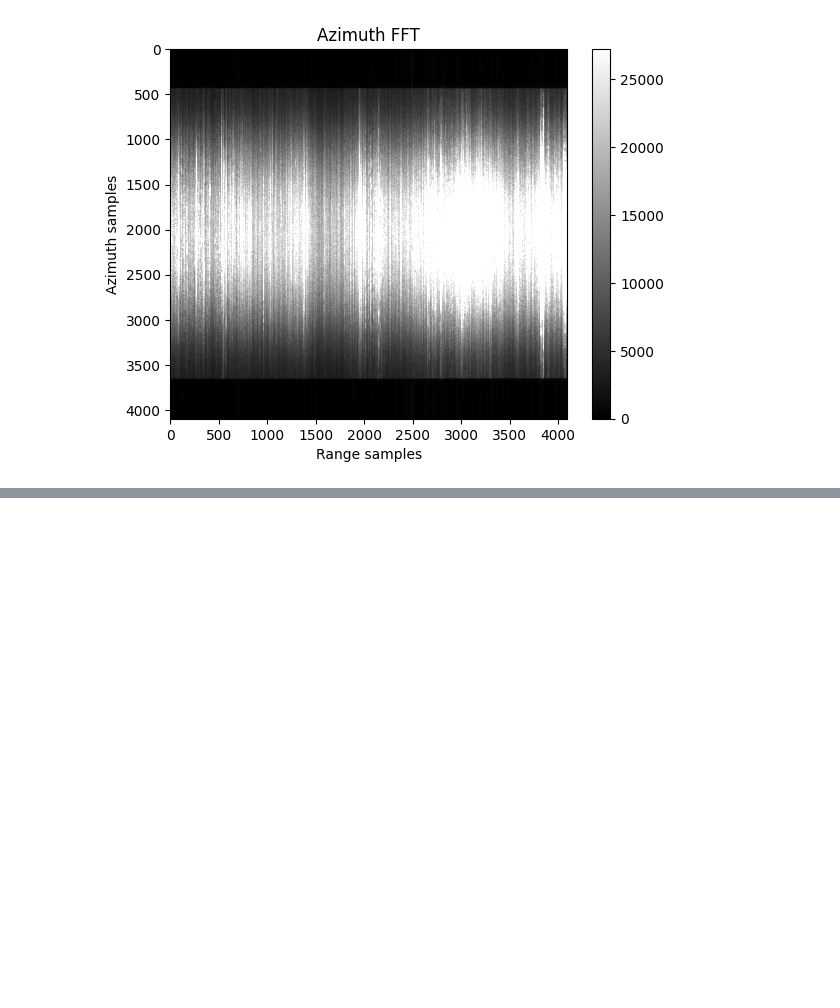
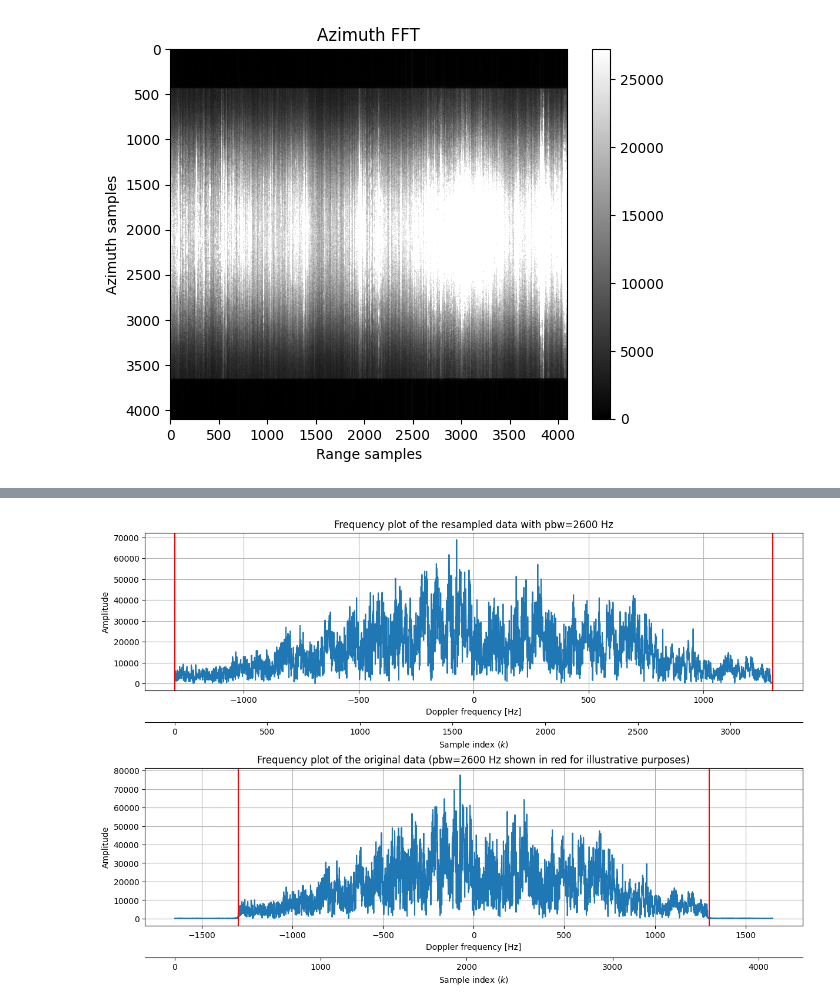
Before and after one commit to vini-fda/sar_analysis, a Jupyter notebook: process.ipynb, the cells around one changed output, grey strips where cells are left out. Saved outputs shown, nothing was run; the diff lists cells and outputs as text; code cells hidden in the pictures; blank space fills up the shorter version.

```diff
--- a/process.ipynb
+++ b/process.ipynb
@@ -131 +218,29 @@ plt.show()
+# %%
+s_1_resampled = fftshift(fft(complex_refl_resampled, axis=0), axes=0)
+f_dopp_rs = np.linspace(-pbw/2,pbw/2,n_az_new)
+# plot
+fig, axs = plt.subplots(2, 1, layout='constrained')
+fig.set_size_inches(12, 8)
+axs[0].plot(f_dopp_rs, np.abs(s_1_resampled[:,0]))
+axs[0].axvline(x=-pbw/2,color="red")
+axs[0].axvline(x=pbw/2,color="red")
+axs[0].set_xlabel("Doppler frequency [Hz]")
+axs[0].set_ylabel("Amplitude")
+axs[0].set_title(f"Frequency plot of the resampled data with pbw={pbw} Hz")
+secax = axs[0].secondary_xaxis(-0.2, functions=(lambda x: (x/pbw+1/2)*n_az_new, lambda x: x))
+secax.set_xlabel("Sample index ($k$)")
+axs[0].grid()
+# plot original data
+f_dopp = np.linspace(-PRF/2,PRF/2,n_az)
+axs[1].plot(f_dopp, np.abs(s_1[:,0]))
+axs[1].axvline(x=-pbw/2,color="red")
+axs[1].axvline(x=pbw/2,color="red")
+axs[1].set_xlabel("Doppler frequency [Hz]")
+axs[1].set_ylabel("Amplitude")
+axs[1].set_title(f"Frequency plot of the original data (pbw={pbw} Hz shown in red for illustrative purposes)")
+secax = axs[1].secondary_xaxis(-0.2, functions=(lambda x: (x/PRF+1/2)*n_az, lambda x: x))
+secax.set_xlabel("Sample index ($k$)")
+axs[1].grid()
+# %% [output]
+[figure, added]
 # %%
```
Also changed, not shown: parts of 16 cells of this notebook.
